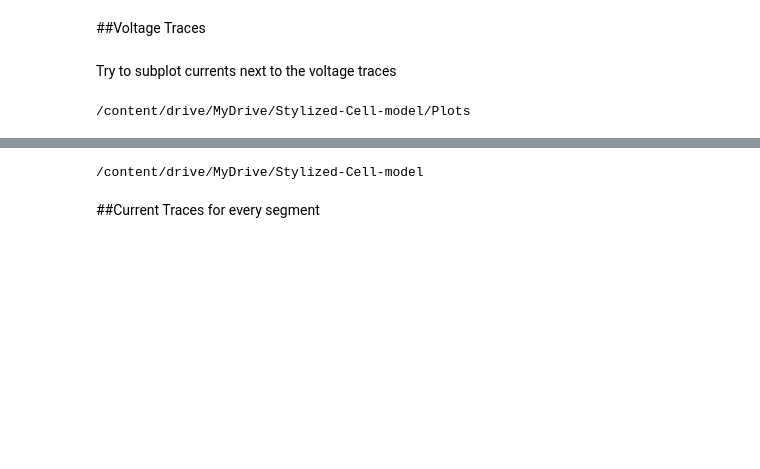
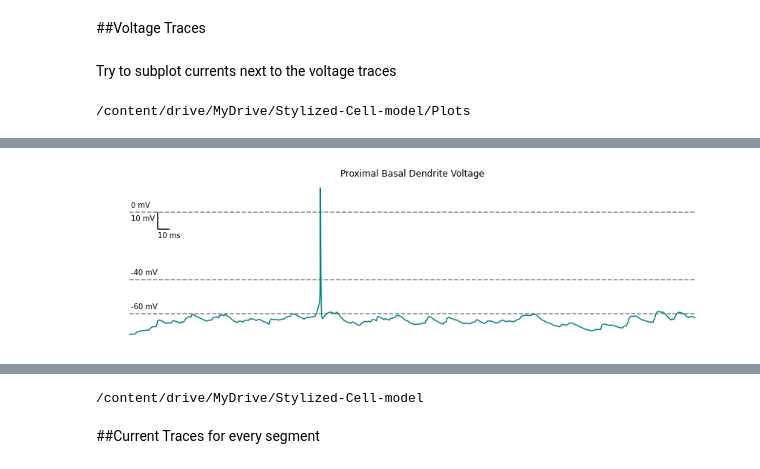
Before and after one commit to davidfague/Stylized-ReducedOrder-L5-Model, a Jupyter notebook: SROL5.ipynb, the cells around one changed output, grey strips where cells are left out. Cells and saved outputs as stored; diff of their text form; code cells hidden in the pictures; blank space fills up the shorter version.

```diff
--- a/SROL5.ipynb
+++ b/SROL5.ipynb
@@ -2296,5 +2256,7 @@ plot_voltage_trace(segment=dist_tuft_seg,color='m',title='Distal Tuft Dendrite V
 # %%
 # plot_iH(segment=mid_tuft_seg,color='m',title='Tuft Dendrite ih',savename='MidTuft_ih.png')
 # %%
-# plot_voltage_trace(segment=prox_basal_seg,color='teal',title='Proximal Basal Dendrite Voltage',savename='Proximal_Basal_Voltage.png')
+plot_voltage_trace(segment=prox_basal_seg,color='teal',title='Proximal Basal Dendrite Voltage',savename='Proximal_Basal_Voltage.png')
+# %% [output]
+[figure, added]
 # %%
```
Also changed, not shown: parts of 19 cells of this notebook.
